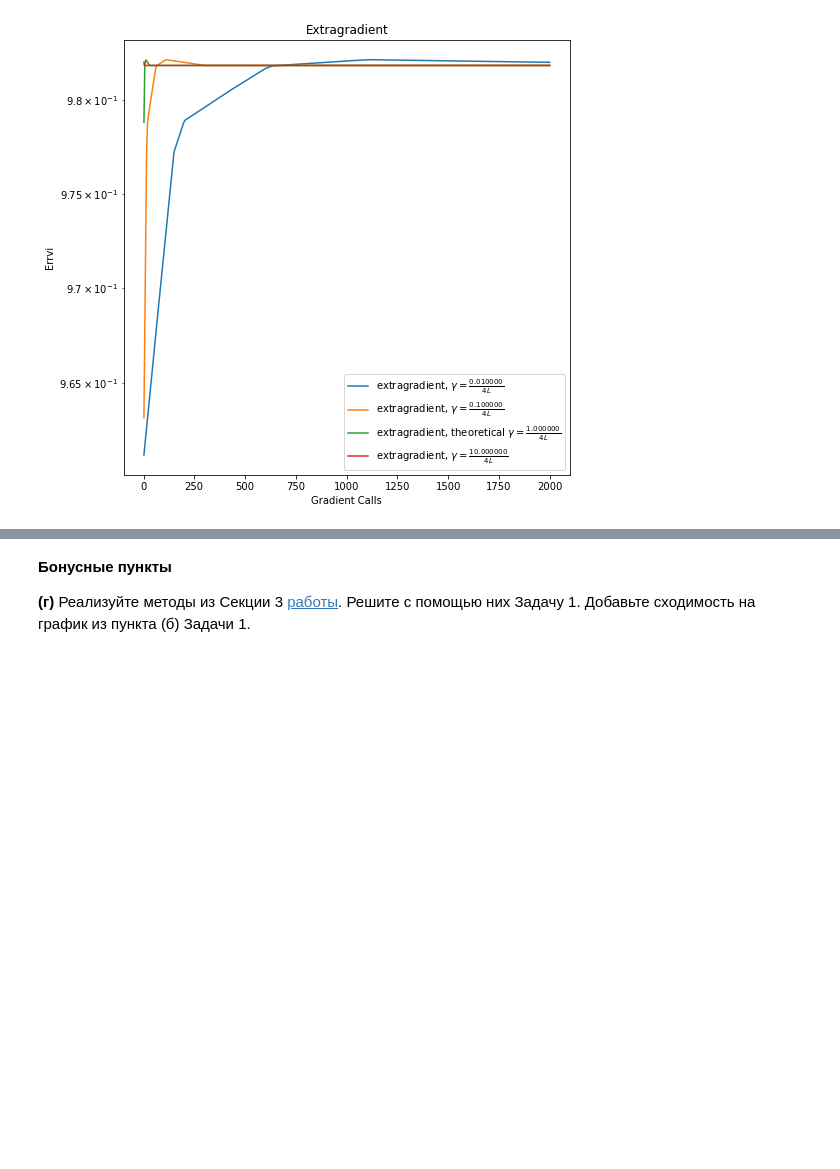
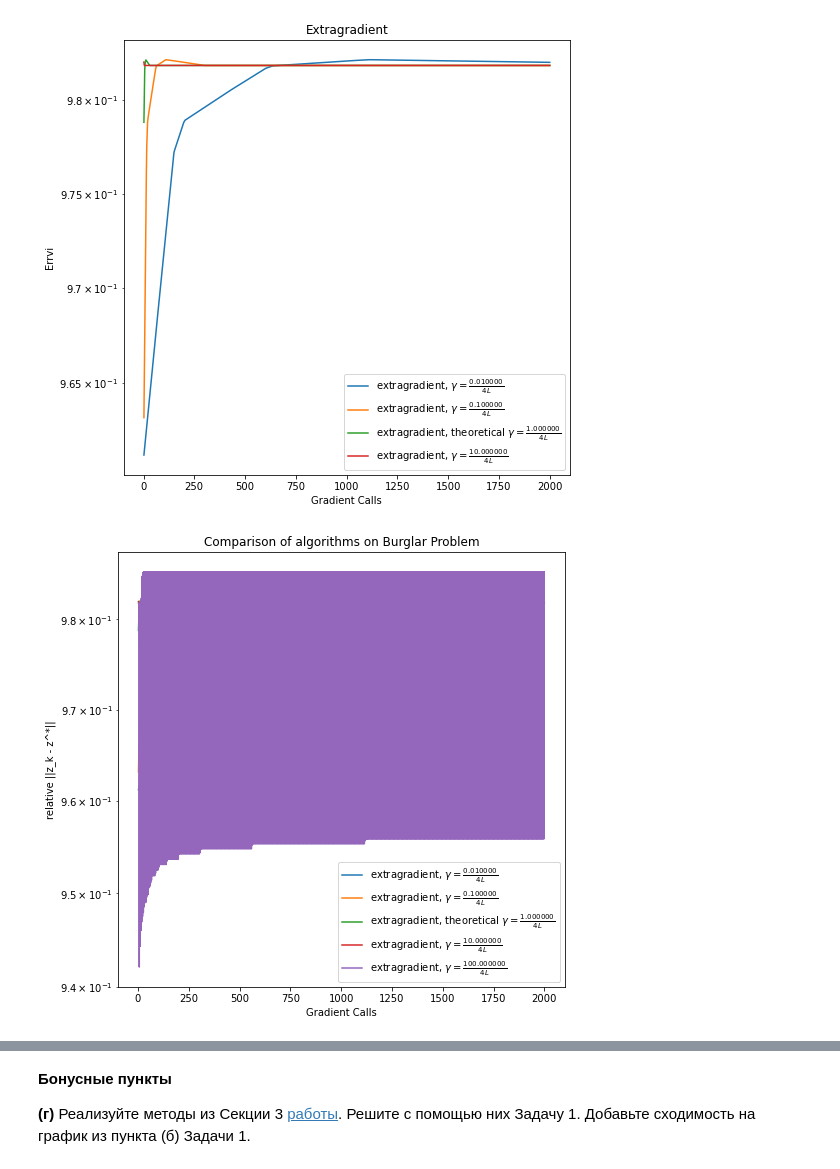
Before and after one commit to k2a07/MIPT-homeworks, a Jupyter notebook: Acharya_Kirill_Optimization_HW_8.ipynb, the cells around one changed output, grey strips where cells are left out. Drawn from its saved outputs; the diff is of its cells as text; code cells hidden in the pictures; blank space fills up the shorter version.

```diff
--- a/Acharya_Kirill_Optimization_HW_8.ipynb
+++ b/Acharya_Kirill_Optimization_HW_8.ipynb
@@ -305,13 +305,15 @@ def gamma_smp(k, args): #theoretical lr: c = 1
     return args['c'] / (np.sqrt(3) * args['L'])
 c_arr = [0.1, 1, 100, 125, 150, 200]
 
+smp_solutions = []
+
 for args['c'] in c_arr:
     smp = opt.VariatonalOptimizer(f_quad, f_quad_grad_x, f_quad_grad_y, x_0, y_0, gamma_smp, args, n_iter = n_iter,
                                  criterium = 'Errvi', y_lim = 1e-5, smp_activate=True)
     points_arr, differences_arr, gradient_calls_arr = smp.descent()
-
     x.append(gradient_calls_arr)
     y.append(differences_arr)
+    smp_solutions.append((points_arr[-1][0:args['d']], points_arr[-1][args['d']:]))
     if args['c'] == 1:
         labels.append(r'smp, theoretical $\gamma = \frac{%f}{\sqrt{3}L}$' % args['c'])
     else:
@@ -399,4 +403,6 @@ opt.plot_graphs(x, y, x_label = "Gradient Calls", lines_labels = labels, title =
 # %%
 title = 'Comparison of algorithms on Burglar Problem'
 opt.plot_graphs(x, y, x_label = "Gradient Calls", lines_labels = labels, title = title,
-                logscale = True, criteria_type = "relative ||z_k - z^*||", specific_slice)
+                logscale = True, criteria_type = "relative ||z_k - z^*||")
+# %% [output]
+[figure, added]
```
Also changed, not shown: parts of 4 cells of this notebook.
